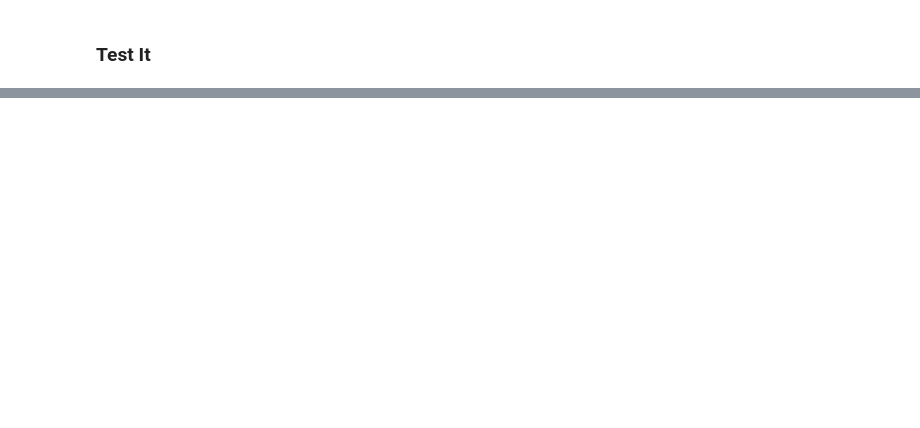
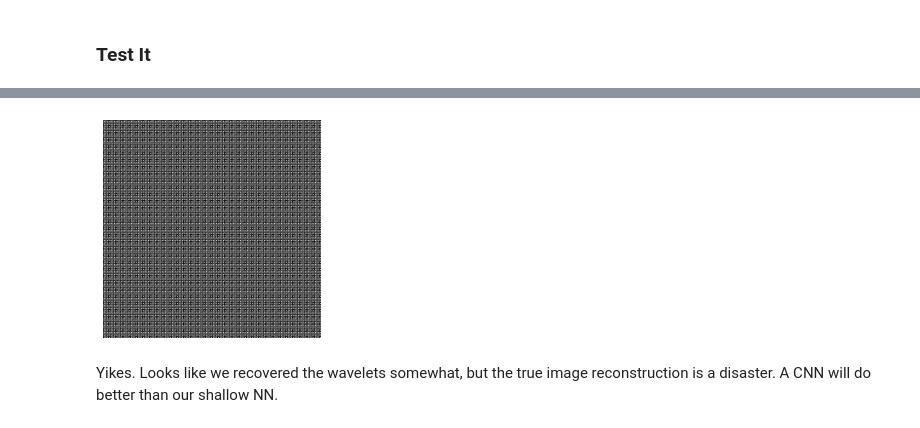
Before and after one commit to athornton1618/MRI_Compression, a Jupyter notebook: scripts/sparse_auto_encoder.ipynb, the cells around one changed output, grey strips where cells are left out. Drawn from its saved outputs; the diff is of its cells as text; code cells hidden in the pictures; blank space fills up the shorter version.

```diff
--- a/scripts/sparse_auto_encoder.ipynb
+++ b/scripts/sparse_auto_encoder.ipynb
@@ -141,0 +143,8 @@ plt.imshow(np.abs(X_output), cmap='gray')
+# %%
+plt.imshow(np.abs(X_reconstruct), cmap='gray')
+plt.axis('off')
+plt.savefig('../images/ffnn_reconstruction.png', dpi=100)
+# %% [output]
+[figure, added]
+# %% [markdown]
+Yikes. Looks like we recovered the wavelets somewhat, but the true image reconstruction is a disaster. A CNN will do better than our shallow NN.
```
Also changed, not shown: parts of 2 cells of this notebook, 11 other files.
